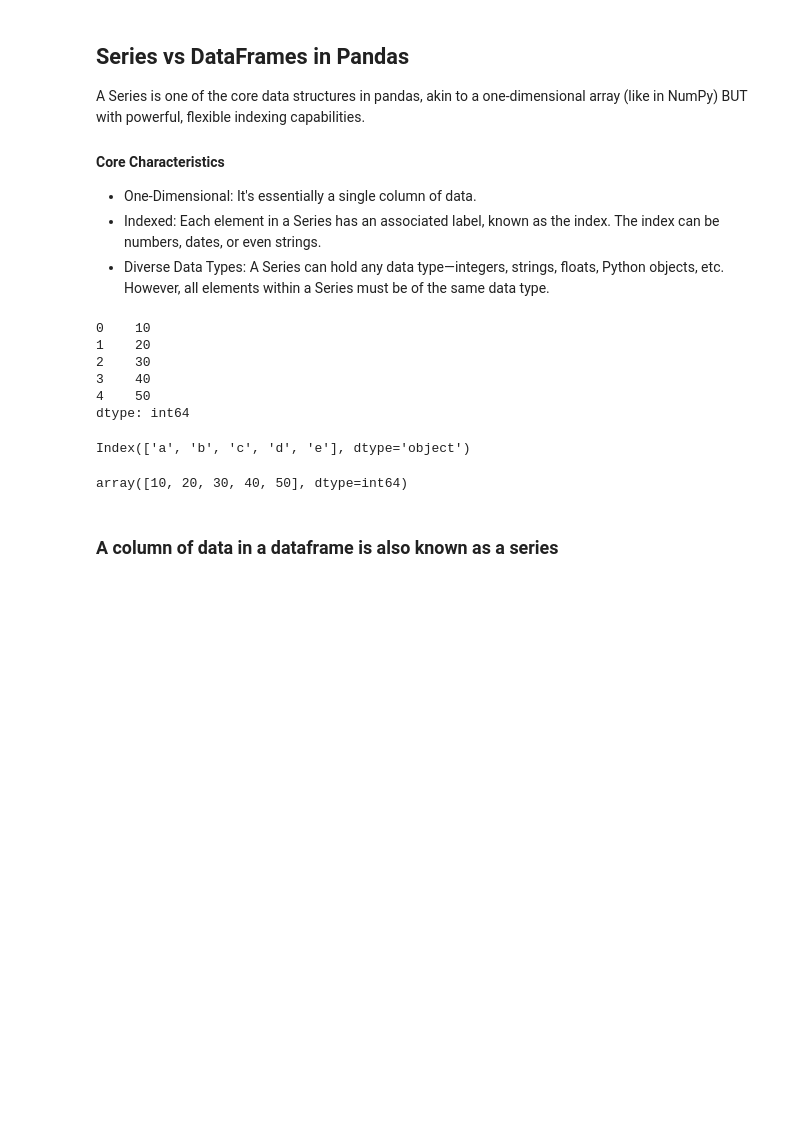
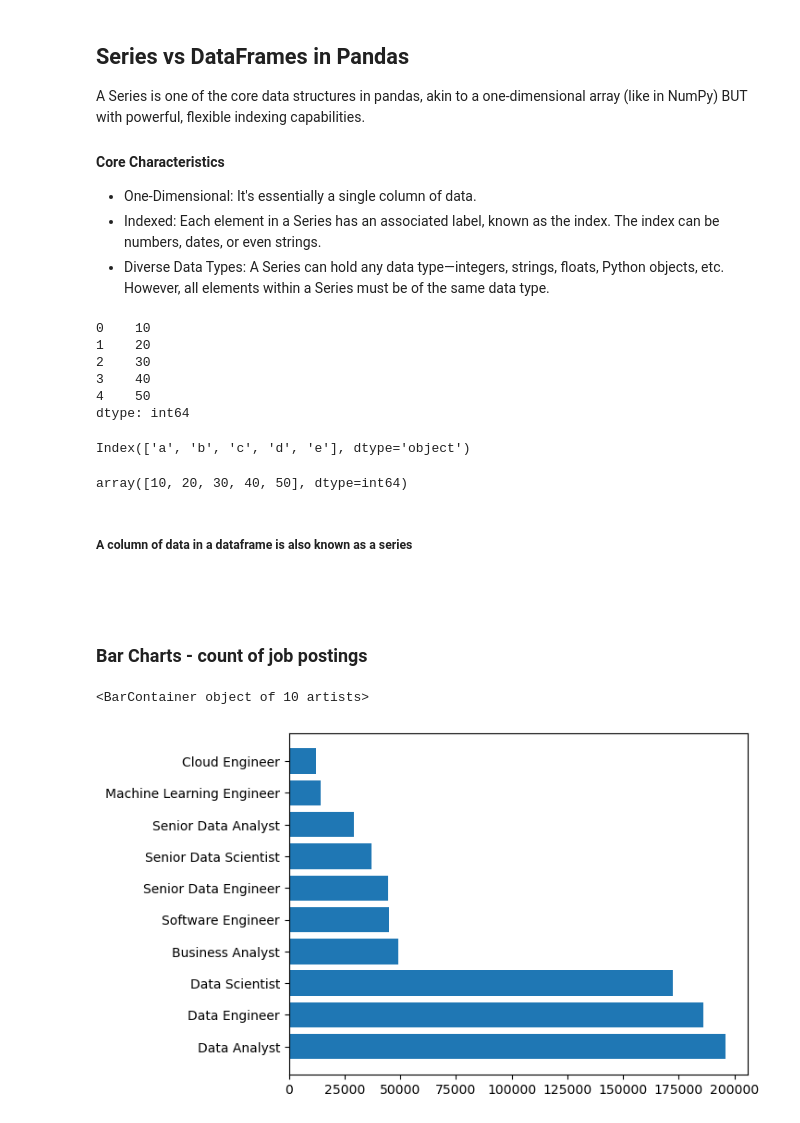
Before and after one commit to Dannie-h/Python-for-Data-Analysis, a Jupyter notebook: 21_Matplotlib.ipynb, the cells around one changed output. Drawn from its saved outputs; the diff is of its cells as text; code cells hidden in the pictures; blank space fills up the shorter version.

```diff
--- a/21_Matplotlib.ipynb
+++ b/21_Matplotlib.ipynb
@@ -255,4 +255,15 @@ array([10, 20, 30, 40, 50], dtype=int64)
 # %%
 # when we were plotting before, we were basically providing a series to the plot
 # %% [markdown]
-### A column of data in a dataframe is also known as a series
+##### A column of data in a dataframe is also known as a series
+# %% [markdown]
+##
+# %% [markdown]
+### Bar Charts - count of job postings
+# %%
+job_counts = df.job_title_short.value_counts()
+# %%
+plt.barh(job_counts.index, job_counts)
+# %% [output]
+<BarContainer object of 10 artists>
+[figure, added]
```
Also changed, not shown: parts of 1 cell of this notebook.
